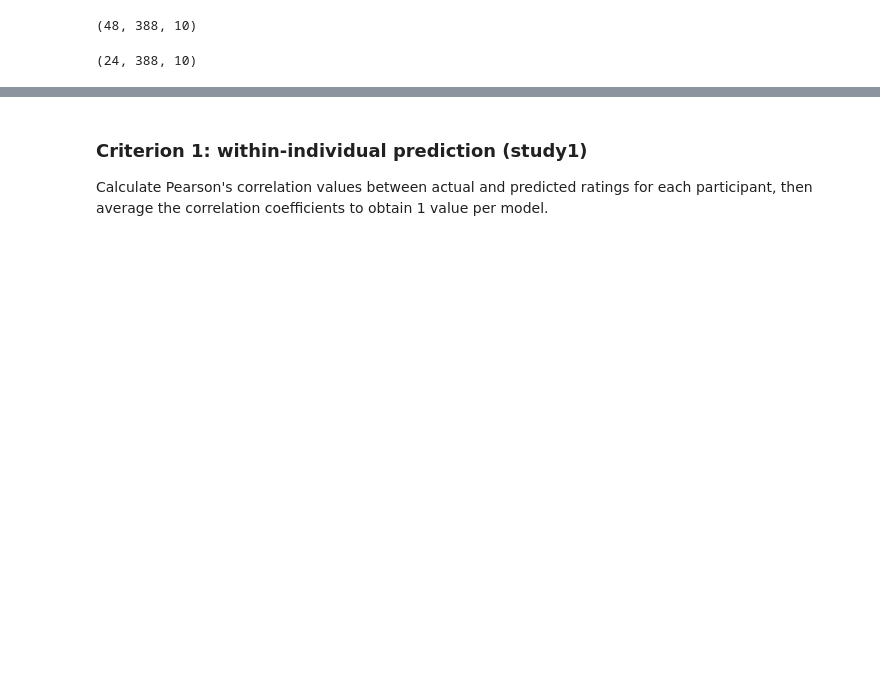
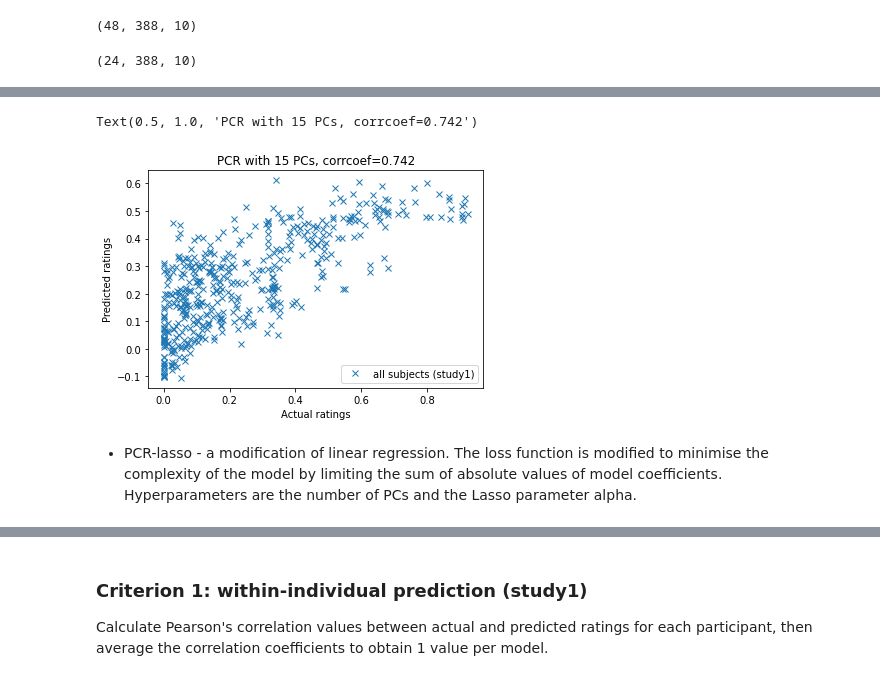
Before and after one commit to syzhang/tops_check, a Jupyter notebook: cross_validation.ipynb, the cells around one changed output, grey strips where cells are left out. Drawn from its saved outputs; the diff is of its cells as text; code cells hidden in the pictures; blank space fills up the shorter version.

```diff
--- a/cross_validation.ipynb
+++ b/cross_validation.ipynb
@@ -82,3 +81,10 @@ data2['rate'] = np.concatenate([data_test['pain_CAPS'],data_test['pain_REST']],
 from sklearn.model_selection import KFold
 from sklearn import linear_model
 from sklearn.metrics import mean_squared_error, r2_score
+# %%
+# reshape all subjects
+sj_num = data1['dcc'].shape[0]
+dcc_num = data1['dcc'].shape[1]
+timebin_num = data1['dcc'].shape[2]
+dcc = data1['dcc'].reshape((dcc_num, timebin_num*sj_num))
+rate = data1['rate'].reshape(sj_num*timebin_num)
@@ -84,0 +218,11 @@ from sklearn.metrics import mean_squared_error, r2_score
+# %%
+plt.plot(y,y_pred,'x', label='all subjects (study1)')
+plt.legend()
+plt.xlabel('Actual ratings')
+plt.ylabel('Predicted ratings')
+plt.title(f'PCR with 15 PCs, corrcoef={np.corrcoef(y, y_pred)[0,1]:.3f}')
+# %% [output]
+Text(0.5, 1.0, 'PCR with 15 PCs, corrcoef=0.742')
+[figure, added]
+# %% [markdown]
+* PCR-lasso - a modification of linear regression. The loss function is modified to minimise the complexity of the model by limiting the sum of absolute values of model coefficients. Hyperparameters are the number of PCs and the Lasso parameter alpha.
```
Also changed, not shown: parts of 43 cells of this notebook.
